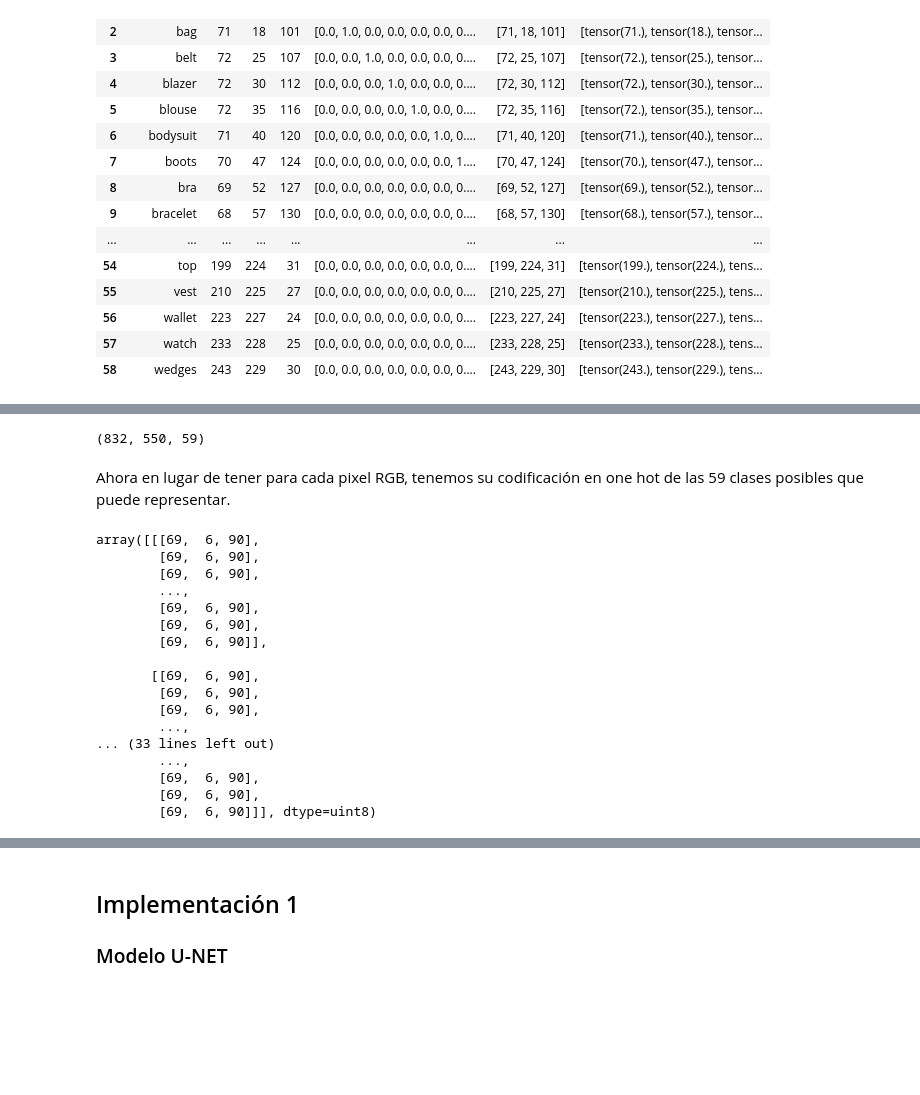
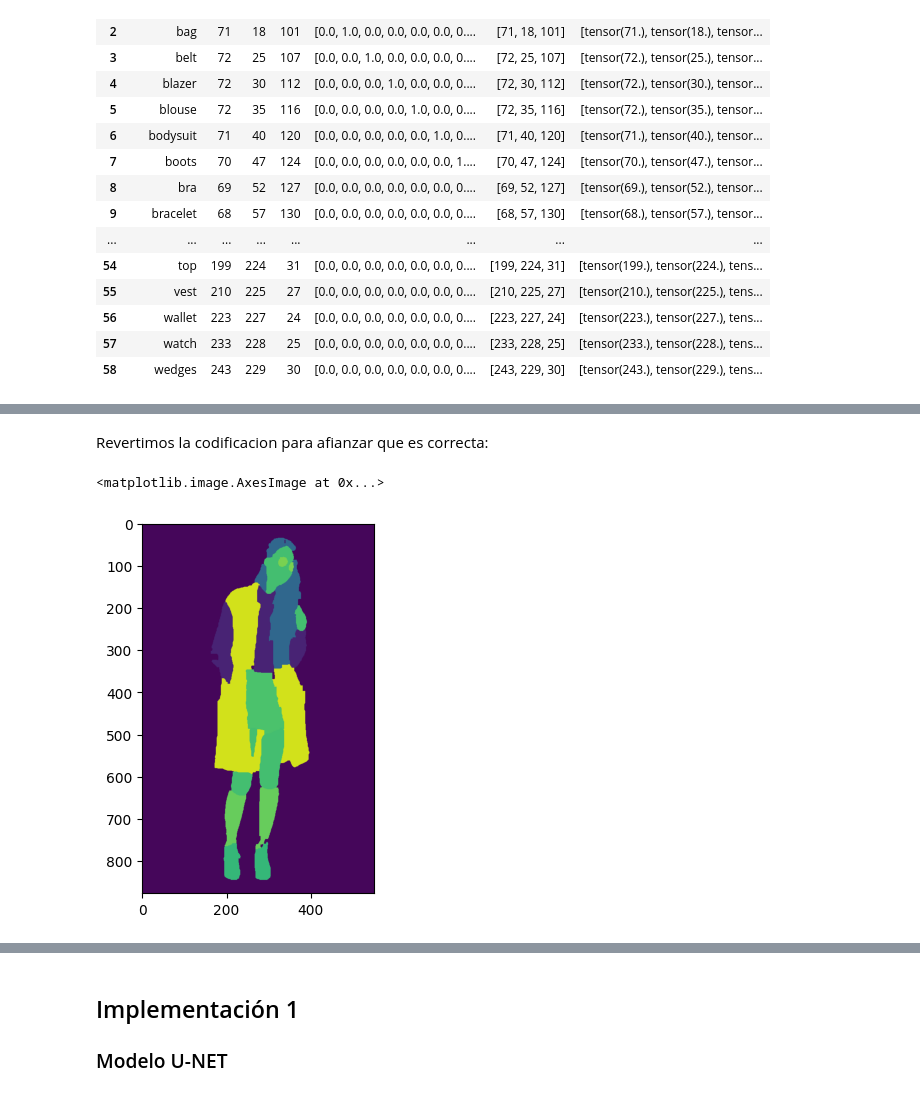
Before and after one commit to KrishT97/ClothVision, a Jupyter notebook: project.ipynb, the cells around one changed output, grey strips where cells are left out. Drawn from its saved outputs; the diff is of its cells as text; code cells hidden in the pictures; blank space fills up the shorter version.

```diff
--- a/project.ipynb
+++ b/project.ipynb
@@ -75,39 +85,3 @@ Sus colores segun el dataframe:
 1  70  12  95
 # %% [markdown]
 Dataset para cargar imágenes:
-# %%
-
-from numpy import int64
-from PIL import Image
-
-
-class CustomClothingDataset(Dataset):
-    def __init__(self, root_dir, input_dir='images/colored_labels',
-                 labels_dir='labels/pixel_level_labels_colored',
-                 transform=transforms.Compose([
-                     transforms.Resize((560,560)), #size mayor de las imagenes, para todas iguales sin perder información
-                     transforms.Lambda(lambda x: x / 255), # reescalo de 0 a 1
-                     transforms.Normalize(mean=[0.485, 0.456, 0.406], std=[0.229, 0.224, 0.225]),# normalizo
-                     #transforms.RandomHorizontalFlip() # data augmentation
-        ])
-                 ):
-
-        self.root_dir = root_dir
-        self.input_dir = input_dir
-        self.labels_dir = labels_dir
-        self.transform = transform
-        self.image_files = os.listdir(os.path.join(root_dir, self.input_dir))
-        self.label_files = os.listdir(os.path.join(root_dir, self.labels_dir))
-
-    def __len__(self):
-        return len(self.image_files)
-
-    def __getitem__(self, idx):
-        img_name = os.path.join(self.root_dir, self.input_dir, self.image_files[idx])
-        label_name = os.path.join(self.root_dir, self.labels_dir, self.label_files[idx])
-        if self.transform:
-            return ((self.transform(read_image(img_name).float())),
-                (self.transform(read_image(label_name).float())))
-        else:
-            return ((read_image(img_name).float()),
-             (np.asarray(Image.open(label_name), dtype=int64)))
@@ -167,33 +191,15 @@ int64
+# %% [markdown]
+Revertimos la codificacion para afianzar que es correcta:
 # %%
 import numpy as np
+onehot_to_array = {v.tobytes(): k for k, v in array_to_onehot.items()}
+label = CustomClothingDataset(root_dir=DATASET_DIR).__getitem__(0)[1]
 
-label = CustomClothingDataset(DATASET_DIR, transform=False).__getitem__(0)[1]
-
-print(np.apply_along_axis(lambda pixel: array_to_onehot[pixel.tobytes()], 2, label).shape)
+codified = np.apply_along_axis(lambda pixel: np.frombuffer(onehot_to_array[pixel.tobytes()], dtype=np.int64), 2, np.array(label))
+plt.imshow(codified)
 # %% [output]
-(832, 550, 59)
+<matplotlib.image.AxesImage at 0x...>
+[figure, added]
-# %% [markdown]
-Ahora en lugar de tener para cada pixel RGB, tenemos su codificación en one hot de las 59 clases posibles que puede representar.
-# %%
-np.asarray(Image.open("./data/labels/pixel_level_labels_colored/0001.png"))
-# %% [output]
-array([[[69,  6, 90],
-        [69,  6, 90],
-        [69,  6, 90],
-        ...,
-        [69,  6, 90],
-        [69,  6, 90],
-        [69,  6, 90]],
-
-       [[69,  6, 90],
-        [69,  6, 90],
-        [69,  6, 90],
-        ...,
-... (33 lines left out)
-        ...,
-        [69,  6, 90],
-        [69,  6, 90],
-        [69,  6, 90]]], dtype=uint8)
 # %%
 from matplotlib import pyplot as plt
 import numpy as np
```
Also changed, not shown: parts of 22 cells of this notebook, 1 other file.
